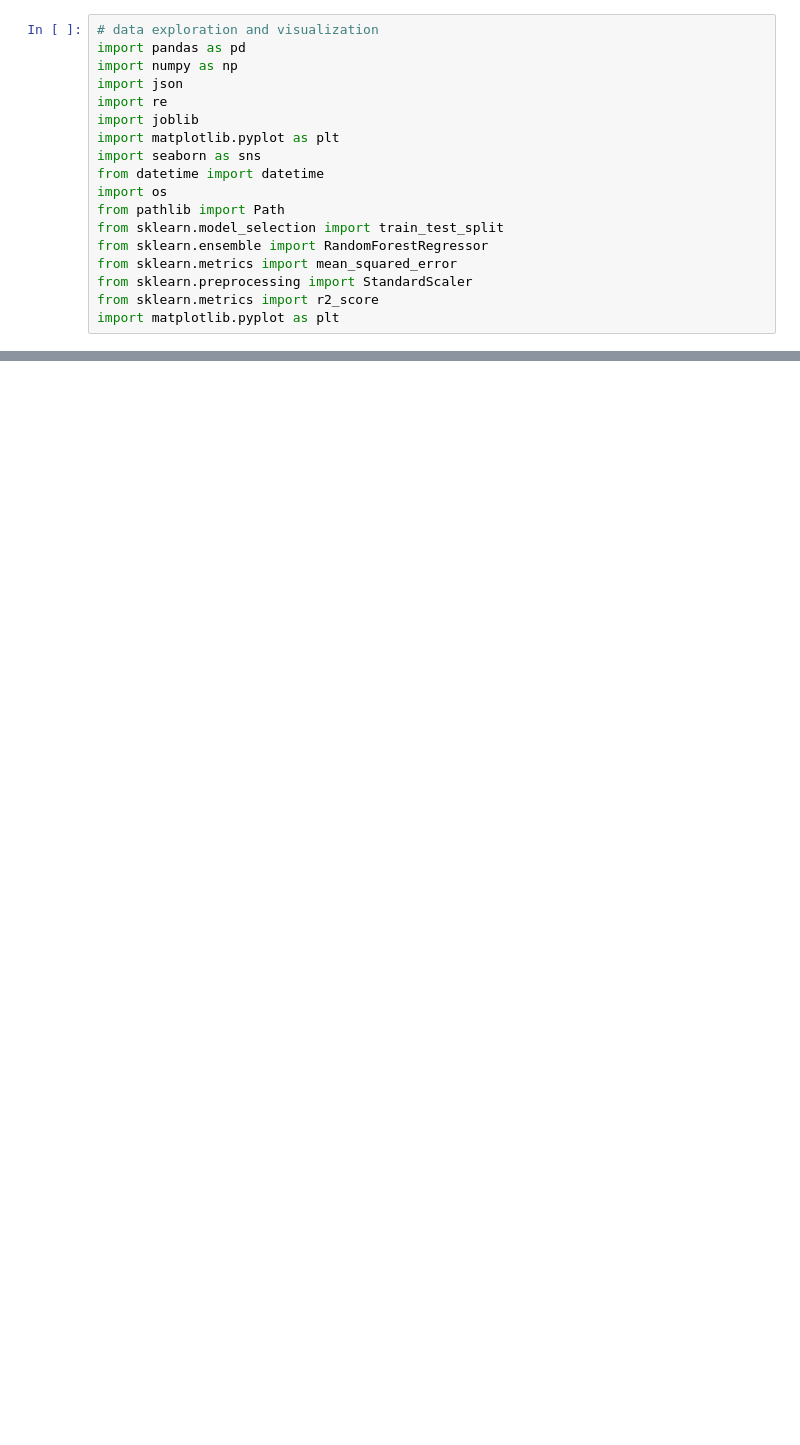
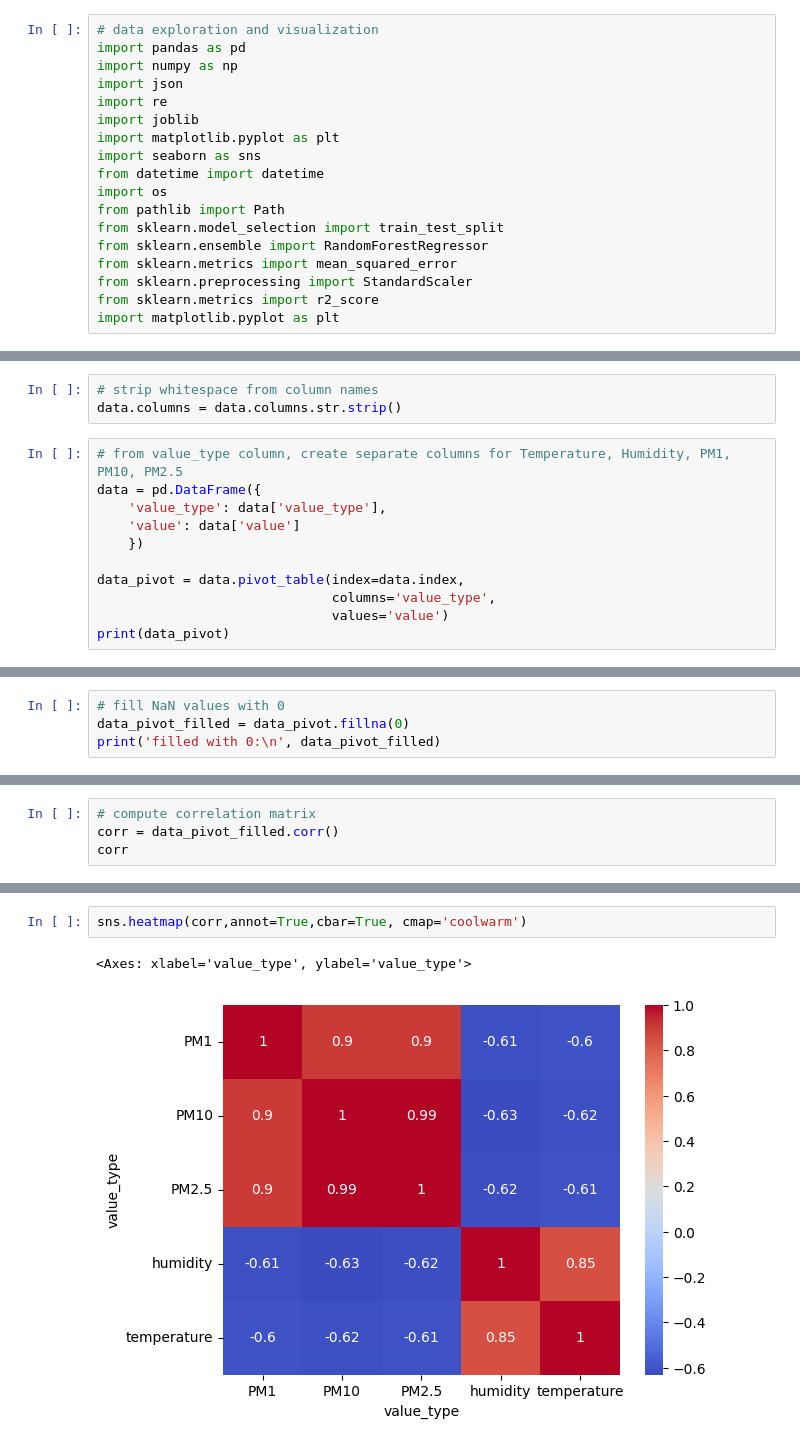
Before and after one commit to chuksugbome/air-quality-forecast, a Jupyter notebook: air_quality_EDA.ipynb, the cells around one changed output, grey strips where cells are left out. Drawn from its saved outputs; the diff is of its cells as text; blank space fills up the shorter version.

```diff
--- a/air_quality_EDA.ipynb
+++ b/air_quality_EDA.ipynb
@@ -40,0 +119,14 @@ No data files loaded. Check the directory and file format.
+# %%
+# strip whitespace from column names
+data.columns = data.columns.str.strip()
+# %%
+# from value_type column, create separate columns for Temperature, Humidity, PM1, PM10, PM2.5
+data = pd.DataFrame({
+    'value_type': data['value_type'],
+    'value': data['value']
+    })
+
+data_pivot = data.pivot_table(index=data.index,
+                              columns='value_type',
+                              values='value')
+print(data_pivot)
@@ -40,0 +149,4 @@ No data files loaded. Check the directory and file format.
+# %%
+# fill NaN values with 0
+data_pivot_filled = data_pivot.fillna(0)
+print('filled with 0:\n', data_pivot_filled)
@@ -40,0 +196,4 @@ No data files loaded. Check the directory and file format.
+# %%
+# compute correlation matrix
+corr = data_pivot_filled.corr()
+corr
@@ -40,0 +208,5 @@ No data files loaded. Check the directory and file format.
+# %%
+sns.heatmap(corr,annot=True,cbar=True, cmap='coolwarm')
+# %% [output]
+<Axes: xlabel='value_type', ylabel='value_type'>
+[figure, added]
```
Also changed, not shown: parts of 19 cells of this notebook.
